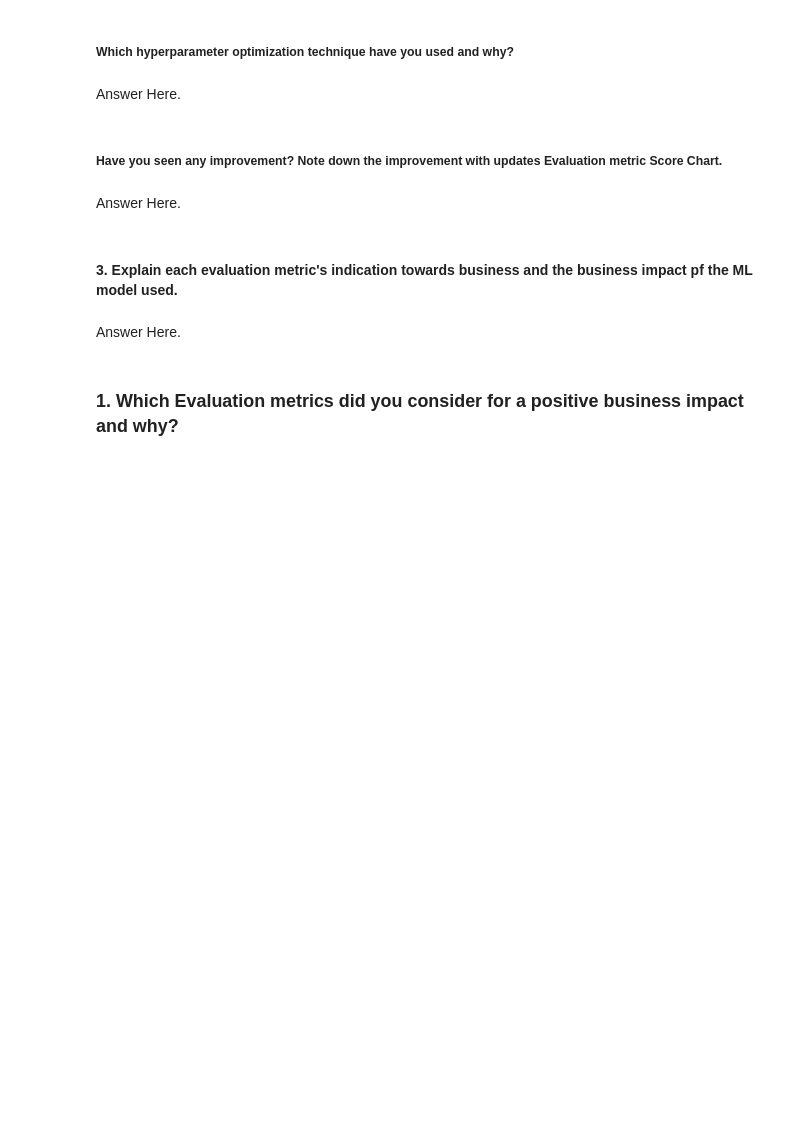
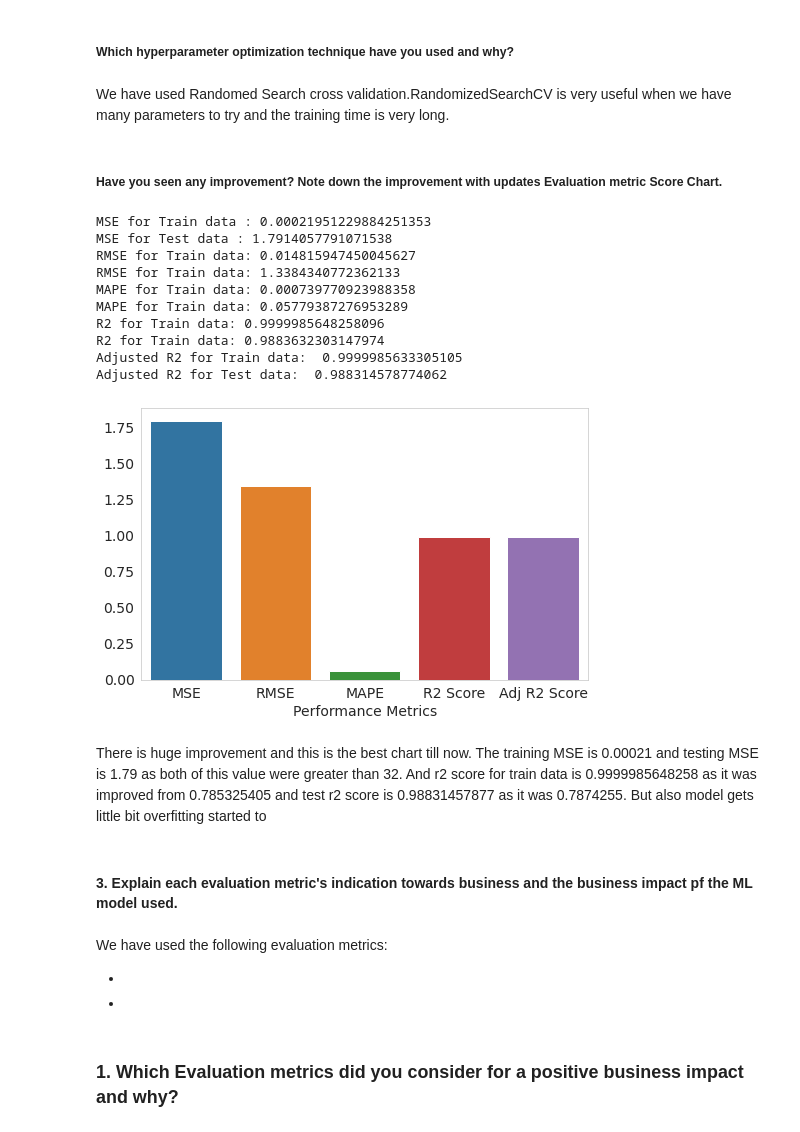
Before and after one commit to maxashoka3/Transport-Demand-Prediction, a Jupyter notebook: Transport_Demand_Prediction.ipynb, the cells around one changed output. Cells and saved outputs as stored; diff of their text form; code cells hidden in the pictures; blank space fills up the shorter version.

```diff
--- a/Transport_Demand_Prediction.ipynb
+++ b/Transport_Demand_Prediction.ipynb
@@ -2284,16 +2431,33 @@ Adjusted R2 for Train data:  0.9999985633305105
 Adjusted R2 for Test data:  0.988314578774062
 # %% [markdown]
 ##### Which hyperparameter optimization technique have you used and why?
-# %% [markdown]
-Answer Here.
+# %% [markdown]
+We have used Randomed Search cross validation.RandomizedSearchCV is very useful when we have many parameters to try and the training time is very long.
 # %% [markdown]
 ##### Have you seen any improvement? Note down the improvement with updates Evaluation metric Score Chart.
-# %% [markdown]
-Answer Here.
+# %%
+performance_chart(xgb_random)
+# %% [output]
+MSE for Train data : 0.00021951229884251353
+MSE for Test data : 1.7914057791071538
+RMSE for Train data: 0.014815947450045627
+RMSE for Train data: 1.3384340772362133
+MAPE for Train data: 0.000739770923988358
+MAPE for Train data: 0.05779387276953289
+R2 for Train data: 0.9999985648258096
+R2 for Train data: 0.9883632303147974
+Adjusted R2 for Train data:  0.9999985633305105
+Adjusted R2 for Test data:  0.988314578774062
+[figure, added]
+# %% [markdown]
+There is huge improvement and this is the best chart till now. The training MSE is 0.00021 and testing MSE is 1.79 as both of this value were greater than 32. And r2 score for train data is 0.9999985648258 as it was improved from 0.785325405 and test r2 score is 0.98831457877 as it was  0.7874255. But also model gets little bit overfitting started to
 # %% [markdown]
 #### 3. Explain each evaluation metric's indication towards business and the business impact pf the ML model used.
-# %% [markdown]
-Answer Here.
+# %% [markdown]
+We have used the following evaluation metrics:
+
+*
+*
 # %% [markdown]
 ### 1. Which Evaluation metrics did you consider for a positive business impact and why?
 # %% [markdown]
```
Also changed, not shown: parts of 80 cells of this notebook.
